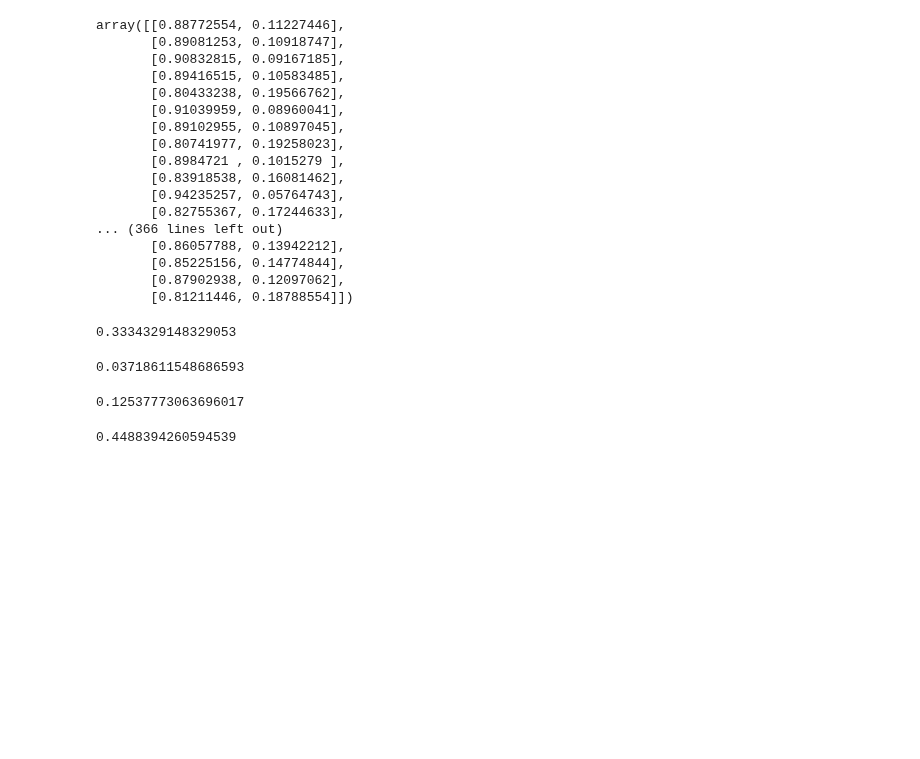
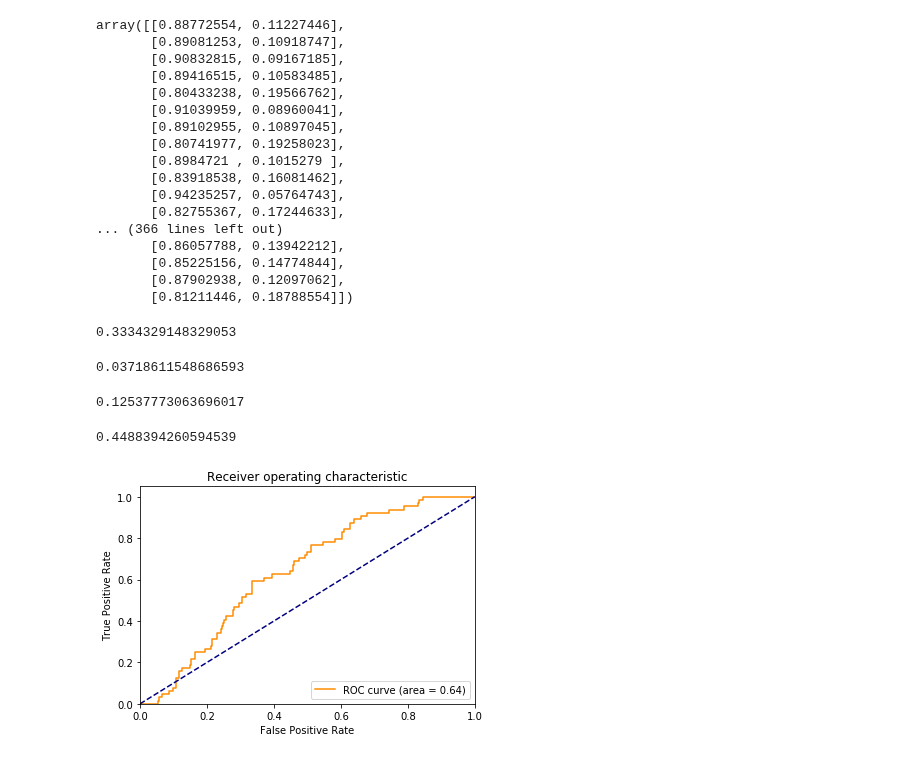
Before and after one commit to leannebaldwin/Pass_Closure, a Jupyter notebook: data_exploration/model_exploration_daily_data.ipynb, the cells around one changed output. Cells and saved outputs as stored; diff of their text form; code cells hidden in the pictures; blank space fills up the shorter version.

Commit message:
Add roc curve for random forest daily model

```diff
--- a/data_exploration/model_exploration_daily_data.ipynb
+++ b/data_exploration/model_exploration_daily_data.ipynb
@@ -466,11 +464,15 @@ roc_auc2 = auc(fpr2, tpr2)
+# %%
+roc_auc3 = auc(fpr3, tpr3)
 # %%
 plt.figure()
-plt.plot(fpr, tpr, color='darkorange', label='ROC curve (area = %0.2f)' % roc_auc)
+plt.plot(fpr3, tpr3, color='darkorange', label='ROC curve (area = %0.2f)' % roc_auc3)
 plt.plot([0, 1], [0, 1], color='navy', linestyle='--')
 plt.xlim([0.0, 1.0])
 plt.ylim([0.0, 1.05])
 plt.xlabel('False Positive Rate')
 plt.ylabel('True Positive Rate')
 plt.title('Receiver operating characteristic')
 plt.legend(loc="lower right")
 plt.show()
+# %% [output]
+[figure, added]
```
Also changed, not shown: parts of 1 cell of this notebook, 1 other file.
